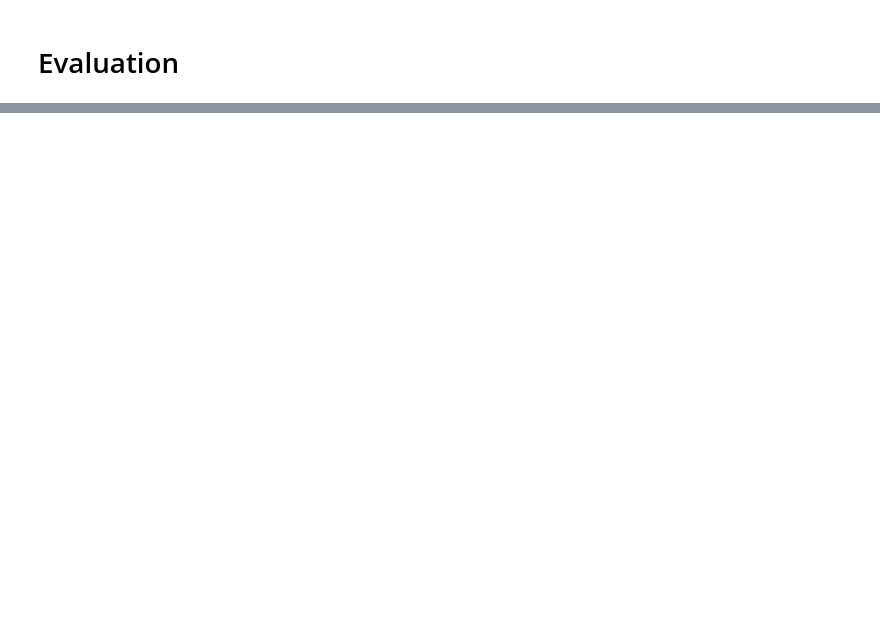
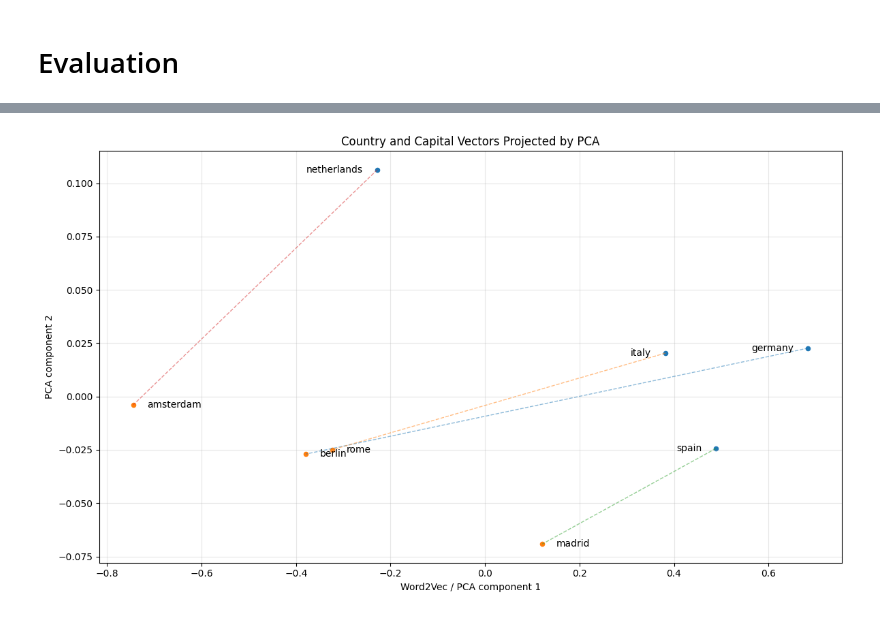
Before and after one commit to annaryzhenkoo/SkipGram-with-Negative-Sampling, a Jupyter notebook: train_word2vec_sgns_evaluate.ipynb, the cells around one changed output, grey strips where cells are left out. Drawn from its saved outputs; the diff is of its cells as text; code cells hidden in the pictures; blank space fills up the shorter version.

Commit message:
added gradient checker and visualization

```diff
--- a/train_word2vec_sgns_evaluate.ipynb
+++ b/train_word2vec_sgns_evaluate.ipynb
@@ -187,0 +278,4 @@ N closest words in the embedding space.
+# %%
+from SkipGram_NegativeSampling import *
+model = Word2VecSGNS(vocab_size = len(unique_words), dim=100,word2id=word2id, id2word=id2word)
+model.load("news_w2v_n2112596_v8777_d100_e5.npz")
@@ -232,0 +343,4 @@ At the same time, not all retrieved neighbors are strictly meaningful from a sem
+# %%
+plot_capital_relationships(model)
+# %% [output]
+[figure, added]
```
Also changed, not shown: parts of 47 cells of this notebook, 10 other files.
